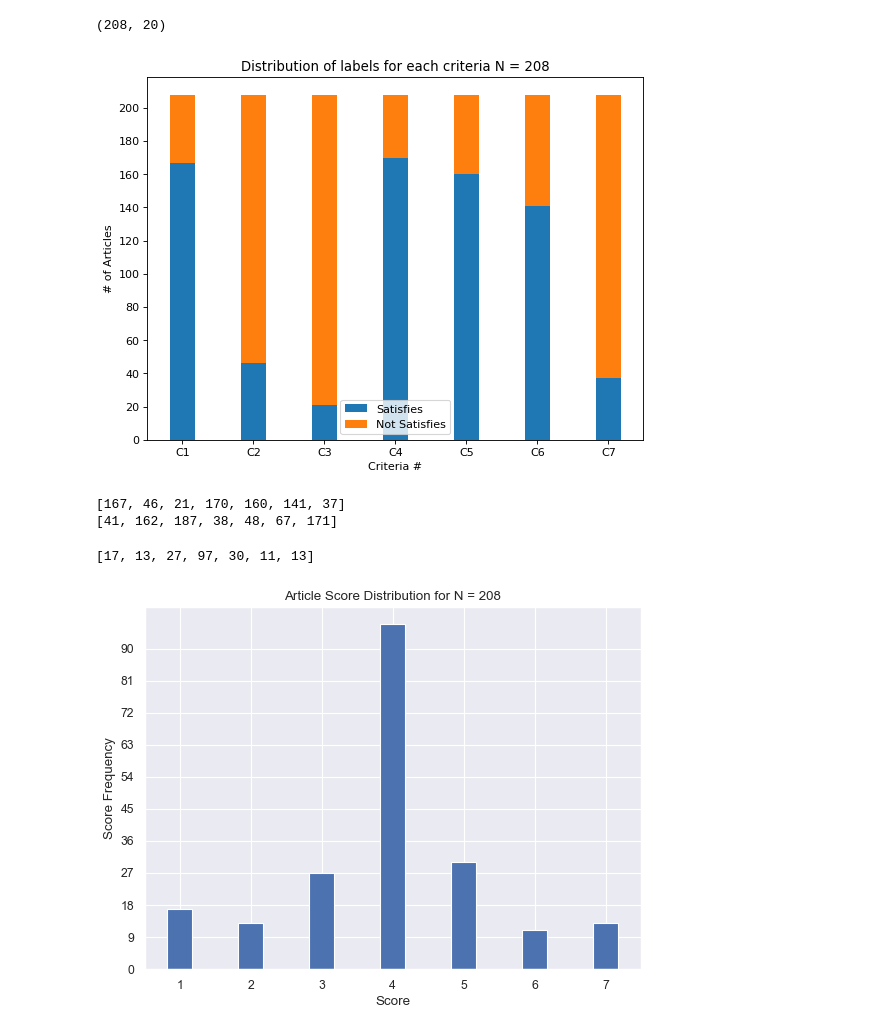
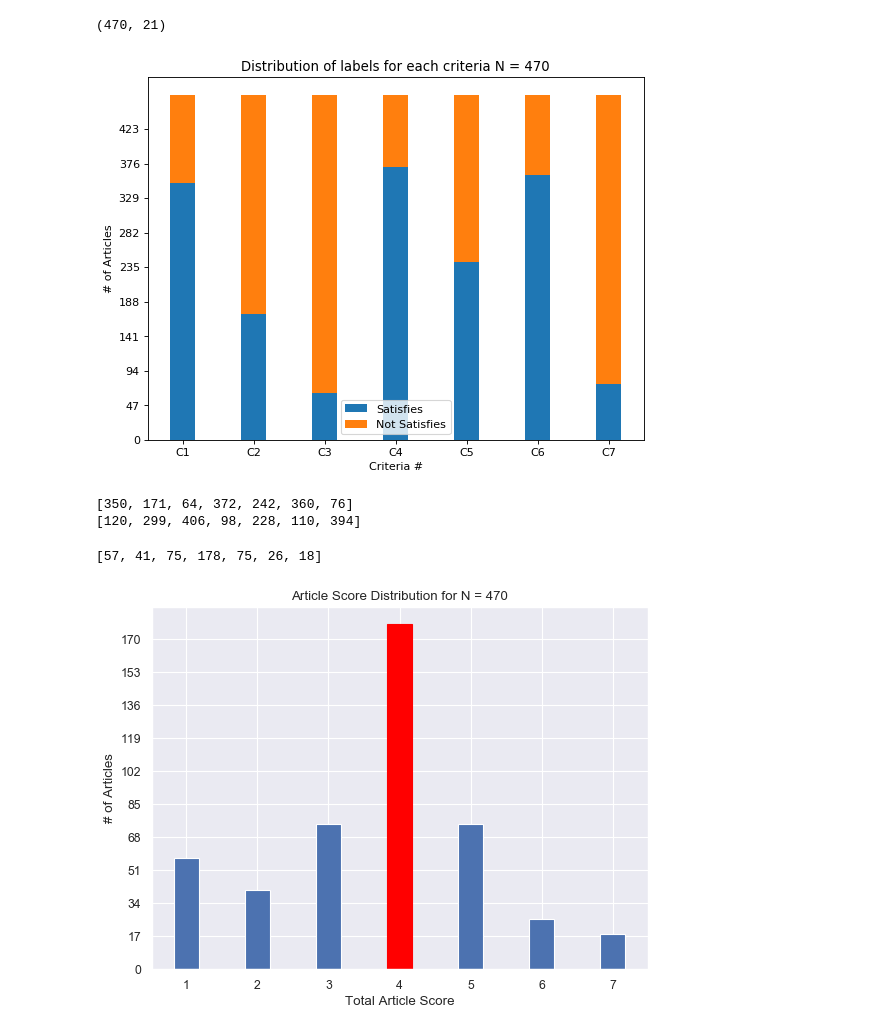
Before and after one commit to DioneJM/Honours-Thesis, a Jupyter notebook: Project/src/notebooks/Dataset-Visualisations.ipynb, the cells around one changed output. Saved outputs shown, nothing was run; the diff lists cells and outputs as text; code cells hidden in the pictures.

```diff
--- a/Project/src/notebooks/Dataset-Visualisations.ipynb
+++ b/Project/src/notebooks/Dataset-Visualisations.ipynb
@@ -81,8 +108,14 @@ To retain the current behavior and silence the warning, pass 'sort=True'.
 #pre-processing
 from collections import defaultdict
 
-labelled_articles = pd.read_excel("dataset4.xlsx")
+labelled_articles = pd.read_excel("dataset5.xlsx")
 labelled_articles = labelled_articles.dropna(subset=['TEXT'])
+labelled_articles = labelled_articles[pd.to_numeric(labelled_articles['Cat1'], errors='coerce').notnull()]
+labelled_articles = labelled_articles.dropna(subset=['Cat1'])
+
+for criteria in criterias:
+    labelled_articles = labelled_articles.dropna(subset=[criteria])
+
 print(labelled_articles.shape)
 art_text_sent = np.array([sent_tokenize(article.split("TITLE: ")[1].replace("TEXT: ","").strip(" ")) for article in labelled_articles["TEXT"]])
 art_text_word = np.array([word_tokenize(article.split("TITLE: ")[1].replace("TEXT: ","").strip(" ")) for article in labelled_articles["TEXT"]])
@@ -91,7 +124,7 @@ labels = [labelled_articles["Cat1"], labelled_articles["Cat2"], labelled_article
 labels = np.array(labels).transpose()
 multi_labels = np.array([[int(x) for x in row] for row in labels])
 # %% [output]
-(208, 20)
+(470, 21)
 # %%
 import numpy as np
 import matplotlib.pyplot as plt
@@ -121,31 +154,34 @@ plt.show()
 print(satisfy_count)
 print(not_satisfy_count)
 # %% [output]
-[figure, old version]
+[figure, new version]
-[167, 46, 21, 170, 160, 141, 37]
-[41, 162, 187, 38, 48, 67, 171]
+[350, 171, 64, 372, 242, 360, 76]
+[120, 299, 406, 98, 228, 110, 394]
 # %%
 scores = [0, 0, 0, 0 ,0 ,0 ,0]
 for article in multi_labels:
     scores[np.sum(article)-1] = scores[np.sum(article)-1] + 1
 
 print(scores)
 
 N = 7
 maximum = np.amax(scores)
 
 ind = np.arange(N)    # the x locations for the groups
 width = 0.35       # the width of the bars: can also be len(x) sequence
 
 figure(num=None, figsize=(8, 6), dpi=80, facecolor='w', edgecolor='k')
 p1 = plt.bar(ind, scores, width)
-plt.ylabel('Score Frequency')
-plt.xlabel('Score')
+p1[3].set_color('red')
+
+
+plt.ylabel('# of Articles')
+plt.xlabel('Total Article Score')
 plt.title('Article Score Distribution for N = ' + str(num_articles))
 plt.xticks(ind, ('1', '2', '3', '4', '5', '6', '7'))
 plt.yticks(np.arange(0, maximum, int(maximum/10)))
 plt.show()
 # %% [output]
-[17, 13, 27, 97, 30, 11, 13]
+[57, 41, 75, 178, 75, 26, 18]
-[figure, old version]
+[figure, new version]
 # %%
```
Also changed, not shown: parts of 12 cells of this notebook, 12 other files.
